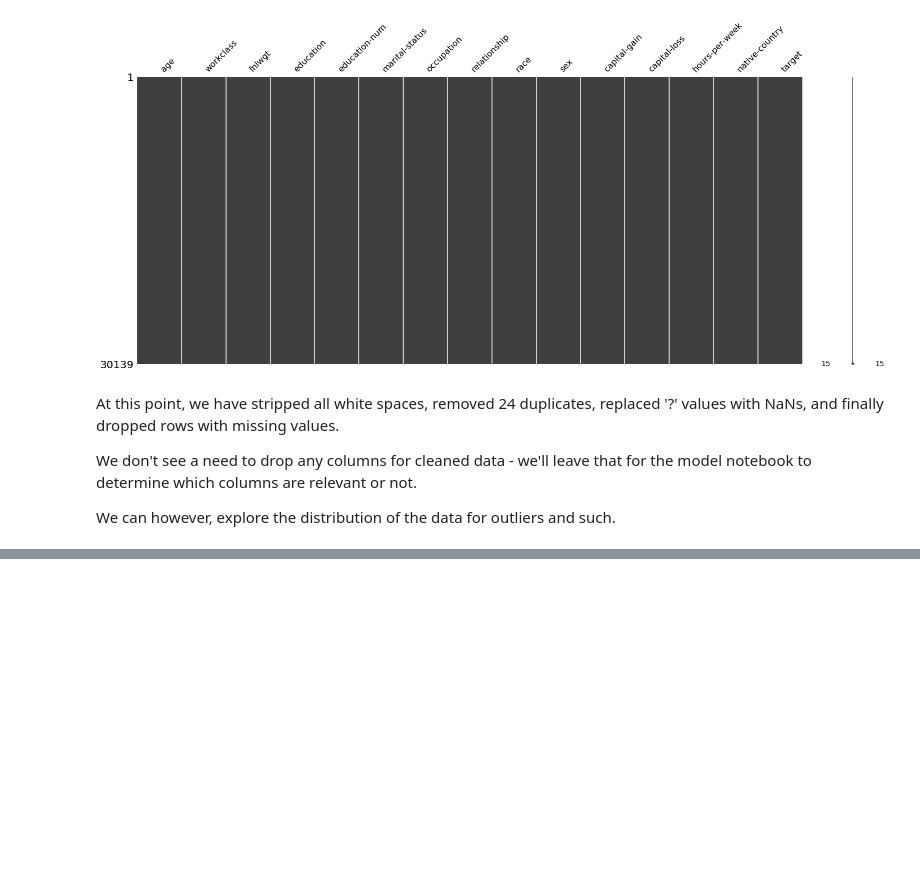
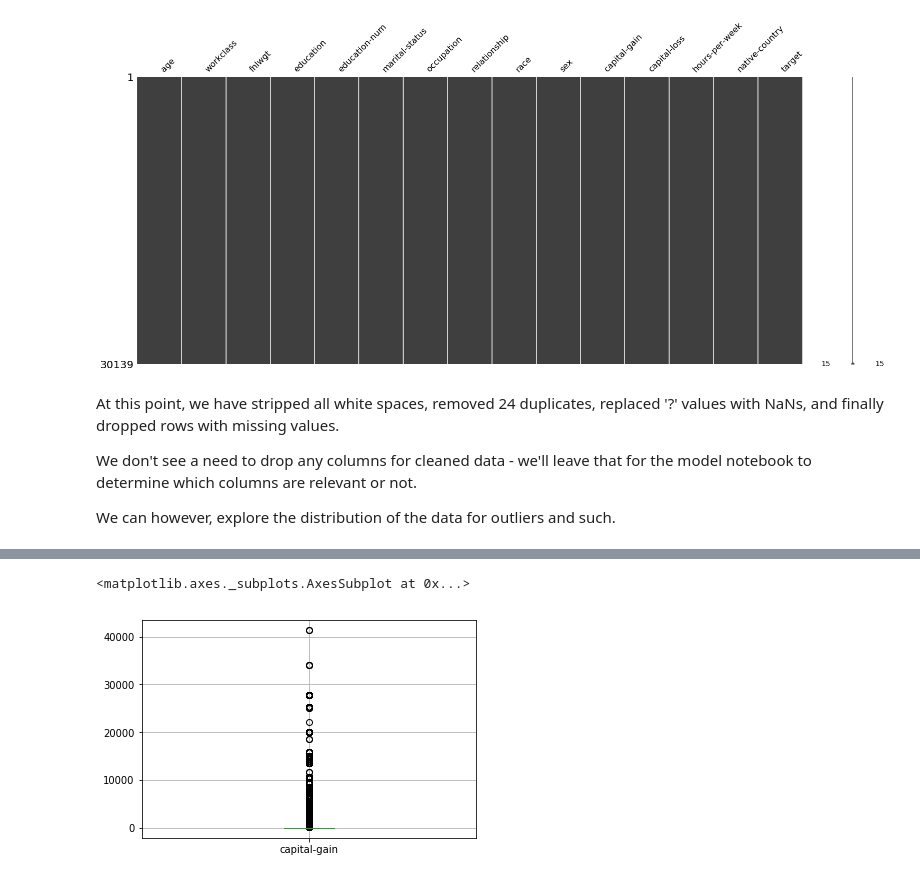
Before and after one commit to AmmarAli118/coachmod5project, a Jupyter notebook: 2_data_cleaning.ipynb, the cells around one changed output, grey strips where cells are left out. Cells and saved outputs as stored; diff of their text form; code cells hidden in the pictures; blank space fills up the shorter version.

```diff
--- a/2_data_cleaning.ipynb
+++ b/2_data_cleaning.ipynb
@@ -63,0 +97,7 @@ for column in continuous_columns:
+# %%
+adultDF = adultDF[adultDF['capital-gain'] != 99999]
+# %%
+adultDF.boxplot(['capital-gain'])
+# %% [output]
+<matplotlib.axes._subplots.AxesSubplot at 0x...>
+[figure, added]
```
Also changed, not shown: parts of 5 cells of this notebook, 1 other file.
